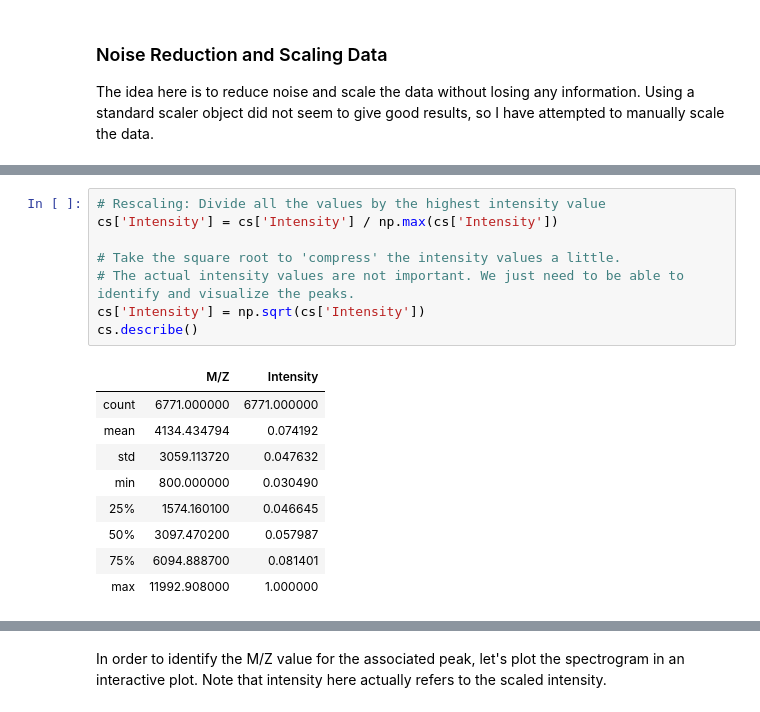
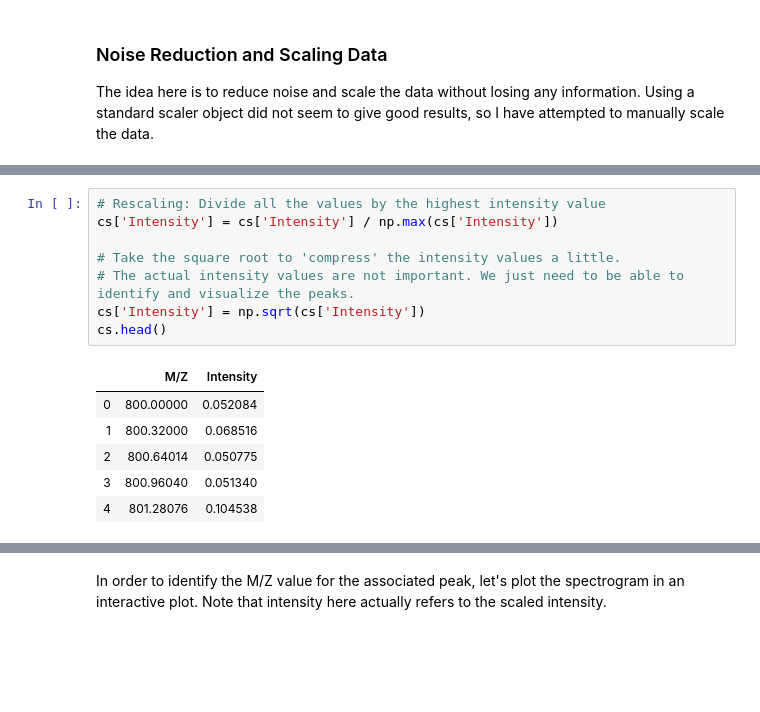
Before and after one commit to s-mushnoori/diagnosing-pancreatic-cancer, a Jupyter notebook: diagnosing-pancreatic-cancer.ipynb, the cells around one changed output, grey strips where cells are left out. Drawn from its saved outputs; the diff is of its cells as text; blank space fills up the shorter version.

```diff
--- a/diagnosing-pancreatic-cancer.ipynb
+++ b/diagnosing-pancreatic-cancer.ipynb
@@ -138,18 +138,15 @@ cs.head()
 # %%
 # Rescaling: Divide all the values by the highest intensity value
 cs['Intensity'] = cs['Intensity'] / np.max(cs['Intensity'])
 
 # Take the square root to 'compress' the intensity values a little.
 # The actual intensity values are not important. We just need to be able to identify and visualize the peaks.
 cs['Intensity'] = np.sqrt(cs['Intensity'])
-cs.describe()
+cs.head()
 # %% [output]
 |  | M/Z | Intensity |
-| count | 6771.000000 | 6771.000000 |
-| mean | 4134.434794 | 0.074192 |
-| std | 3059.113720 | 0.047632 |
-| min | 800.000000 | 0.030490 |
-| 25% | 1574.160100 | 0.046645 |
-| 50% | 3097.470200 | 0.057987 |
-| 75% | 6094.888700 | 0.081401 |
-| max | 11992.908000 | 1.000000 |
+| 0 | 800.00000 | 0.052084 |
+| 1 | 800.32000 | 0.068516 |
+| 2 | 800.64014 | 0.050775 |
+| 3 | 800.96040 | 0.051340 |
+| 4 | 801.28076 | 0.104538 |
```
Also changed, not shown: parts of 19 cells of this notebook.
